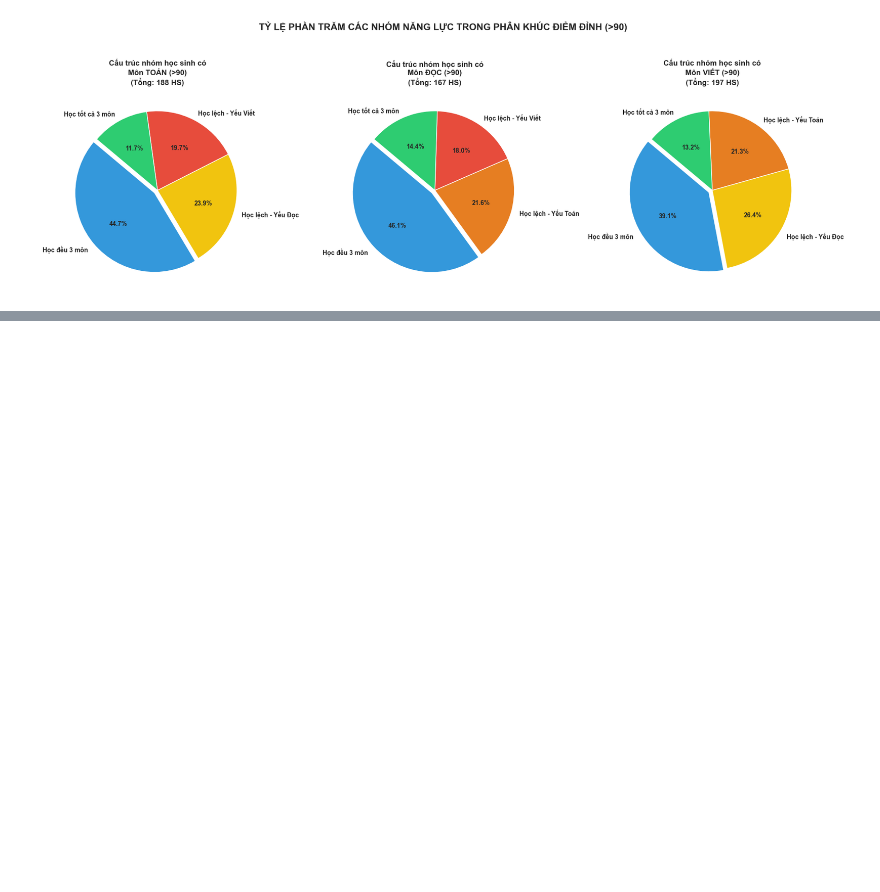
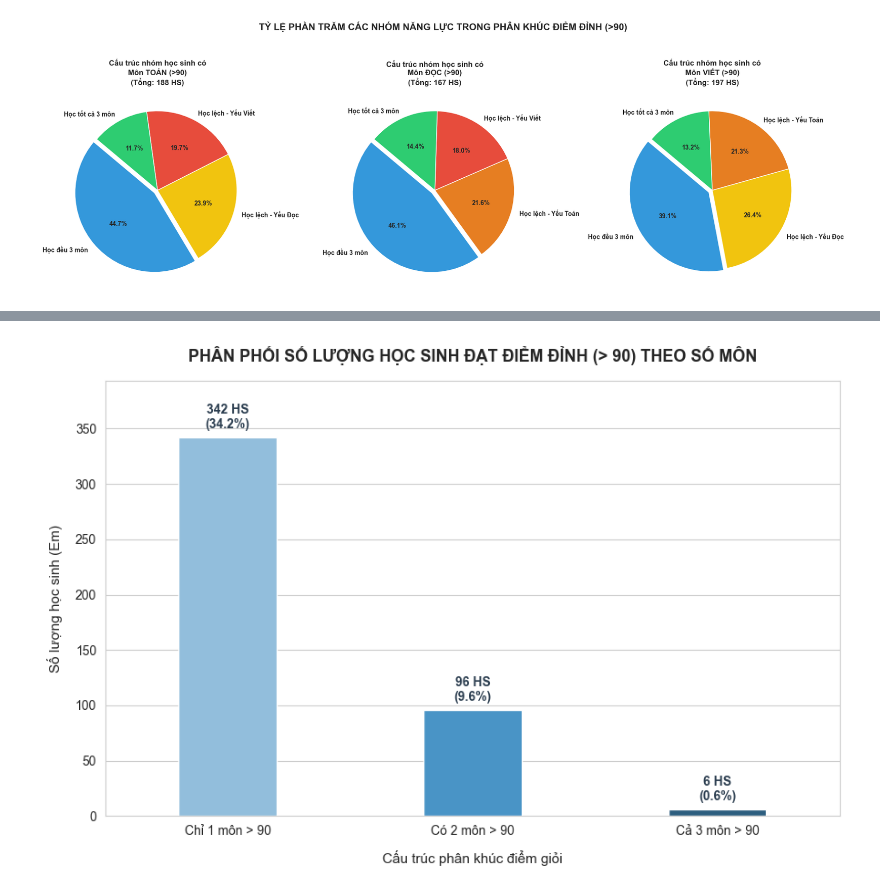
Before and after one commit to EnbacMig21/duan_datahsinh, a Jupyter notebook: phan_tich_data.ipynb, the cells around one changed output, grey strips where cells are left out. Saved outputs shown, nothing was run; the diff lists cells and outputs as text; code cells hidden in the pictures; blank space fills up the shorter version.

```diff
--- a/phan_tich_data.ipynb
+++ b/phan_tich_data.ipynb
@@ -1331,3 +1331,81 @@ plt.tight_layout()
 plt.show()
 # %% [output]
 [figure]
+# %%
+import pandas as pd
+import matplotlib.pyplot as plt
+import seaborn as sns
+
+# 1. Đọc file dữ liệu của bạn
+df = pd.read_csv('Bao_Cao_Du_Doan_Hoc_Sinh.csv')
+df.columns = df.columns.str.strip().str.lower()
+
+# ==========================================================
+# 2. TÍNH TOÁN SỐ MÔN > 90 CỦA TỪNG HỌC SINH
+# ==========================================================
+# Tạo các cột kiểm tra True/False xem môn đó có > 90 không
+df['math_gt_90'] = df['math_score'] > 90
+df['reading_gt_90'] = df['reading_score'] > 90
+df['writing_gt_90'] = df['writing_score'] > 90
+
+# Cộng tổng theo hàng để biết mỗi học sinh có bao nhiêu môn > 90
+df['so_mon_tren_90'] = df[['math_gt_90', 'reading_gt_90', 'writing_gt_90']].sum(axis=1)
+
+# Lọc và đếm số lượng học sinh theo từng nhóm (1, 2, 3 môn)
+count_1_mon = (df['so_mon_tren_90'] == 1).sum()
+count_2_mon = (df['so_mon_tren_90'] == 2).sum()
+count_3_mon = (df['so_mon_tren_90'] == 3).sum()
+
+# Tạo DataFrame mới để phục vụ việc vẽ biểu đồ
+df_chart = pd.DataFrame({
+    'Phân loại': ['Chỉ 1 môn > 90', 'Có 2 môn > 90', 'Cả 3 môn > 90'],
+    'Số lượng học sinh': [count_1_mon, count_2_mon, count_3_mon]
+})
+
+# In số liệu thuần túy ra màn hình kiểm tra
+print("--- SỐ LIỆU THỐNG KÊ PHÂN KHÚC ĐIỂM ĐỈNH (> 90) ---")
+print(df_chart.to_string(index=False))
+print("="*50)
+
+# ==========================================================
+# 3. TRỰC QUAN HÓA BẰNG BIỂU ĐỒ CỘT ĐỨNG
+# ==========================================================
+plt.figure(figsize=(9, 6))
+sns.set_style("whitegrid")
+
+# Bảng màu chuyển tiếp từ nhạt đến đậm dần để thể hiện mức độ xuất sắc tăng lên
+custom_palette = ['#85c1e9', '#3498db', '#1f618d']
+
+# Vẽ biểu đồ cột
+ax = sns.barplot(
+    data=df_chart,
+    x='Phân loại',
+    y='Số lượng học sinh',
+    palette=custom_palette,
+    width=0.4,
+    edgecolor='white'
+)
+
+# Cấu hình tiêu đề và nhãn trục
+plt.title('PHÂN PHỐI SỐ LƯỢNG HỌC SINH ĐẠT ĐIỂM ĐỈNH (> 90) THEO SỐ MÔN', fontsize=13, fontweight='bold', pad=15)
+plt.xlabel('Cấu trúc phân khúc điểm giỏi', fontsize=11, labelpad=10)
+plt.ylabel('Số lượng học sinh (Em)', fontsize=11, labelpad=10)
+
+# Tạo không gian phía trên đỉnh cột để hiển thị số liệu không bị tràn khung
+plt.ylim(0, df_chart['Số lượng học sinh'].max() * 1.15)
+
+# Ghi số lượng học sinh và tỷ lệ phần trăm cụ thể lên đỉnh mỗi cột
+tong_so_hs = len(df)
+for p in ax.patches:
+    h = p.get_height()
+    if h > 0:
+        pct = (h / tong_so_hs) * 100
+        ax.annotate(f'{int(h)} HS\n({pct:.1f}%)',
+                    (p.get_x() + p.get_width() / 2., h),
+                    ha='center', va='bottom',
+                    xytext=(0, 5), textcoords='offset points',
+                    fontsize=10, fontweight='bold', color='#2c3e50')
+
+plt.tight_layout()
+plt.show()
+# %% [output]
@@ -1333,0 +1421 @@ plt.show()
+[figure, added]
```
Also changed, not shown: parts of 2 cells of this notebook.
